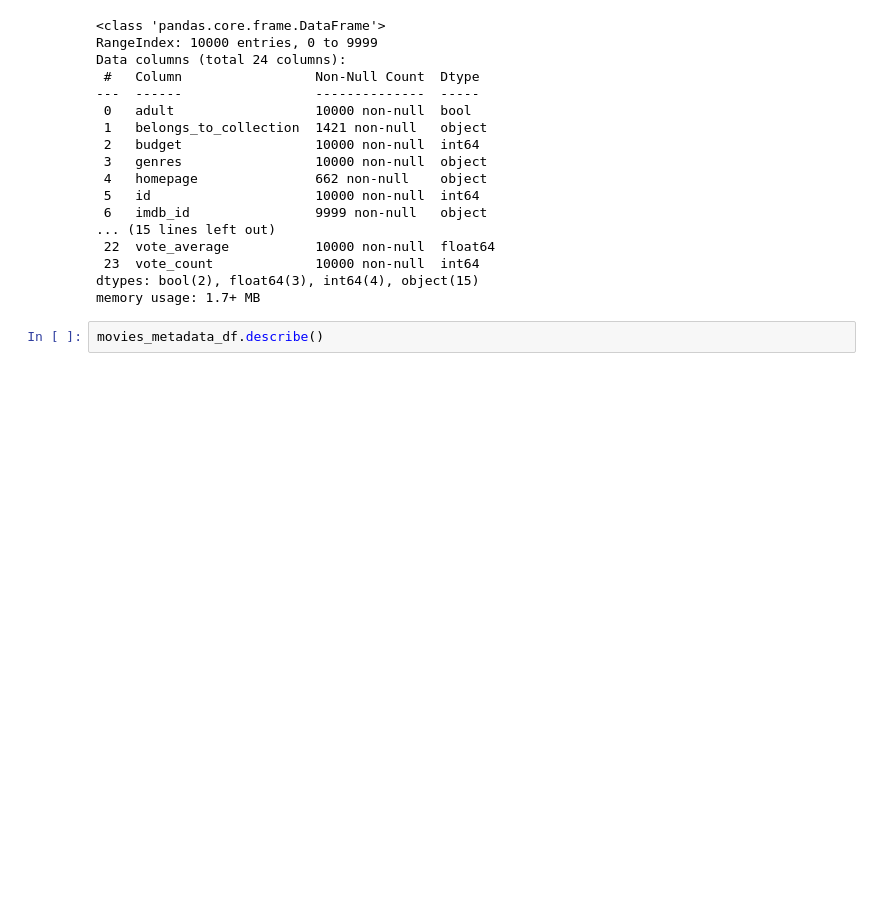
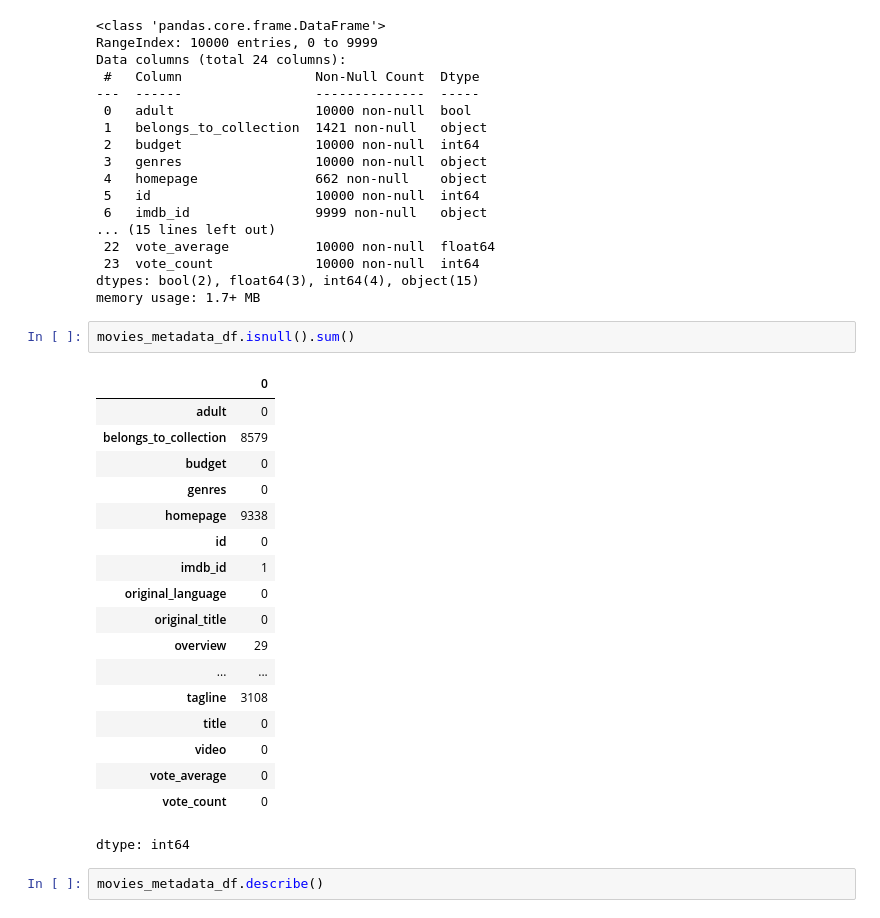
Before and after one commit to Gibskuyyyy/Rekomendasi-Film, a Jupyter notebook: rekomendasi_film.ipynb, the cells around one changed output. Cells and saved outputs as stored; diff of their text form; blank space fills up the shorter version.

```diff
--- a/rekomendasi_film.ipynb
+++ b/rekomendasi_film.ipynb
@@ -93,6 +93,27 @@ Data columns (total 24 columns):
  23  vote_count             10000 non-null  int64
 dtypes: bool(2), float64(3), int64(4), object(15)
 memory usage: 1.7+ MB
+# %%
+movies_metadata_df.isnull().sum()
+# %% [output]
+|  | 0 |
+| adult | 0 |
+| belongs_to_collection | 8579 |
+| budget | 0 |
+| genres | 0 |
+| homepage | 9338 |
+| id | 0 |
+| imdb_id | 1 |
+| original_language | 0 |
+| original_title | 0 |
+| overview | 29 |
+| ... | ... |
+| tagline | 3108 |
+| title | 0 |
+| video | 0 |
+| vote_average | 0 |
+| vote_count | 0 |
+dtype: int64
 # %%
 movies_metadata_df.describe()
 # %% [output]
```
Also changed, not shown: parts of 5 cells of this notebook, 2 other files.
